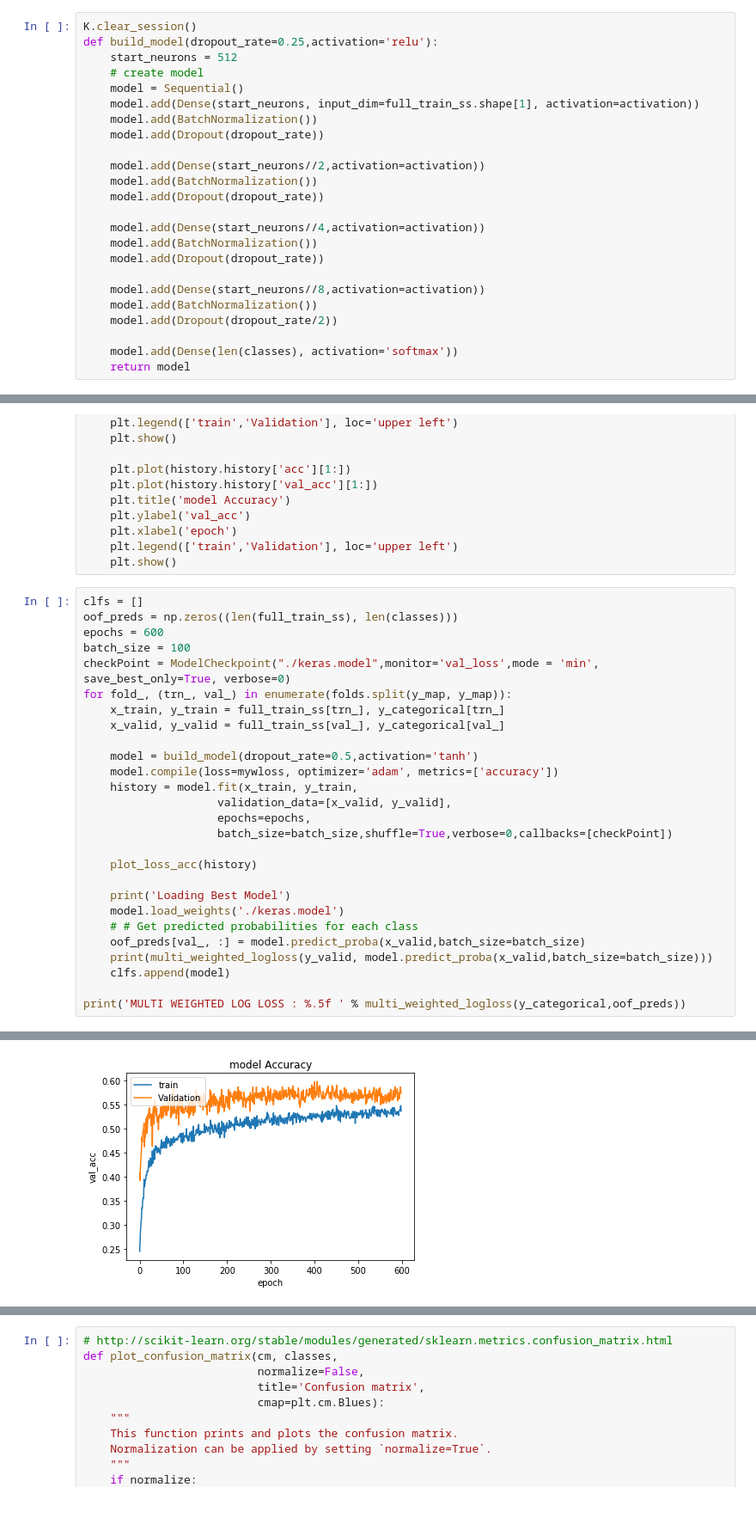
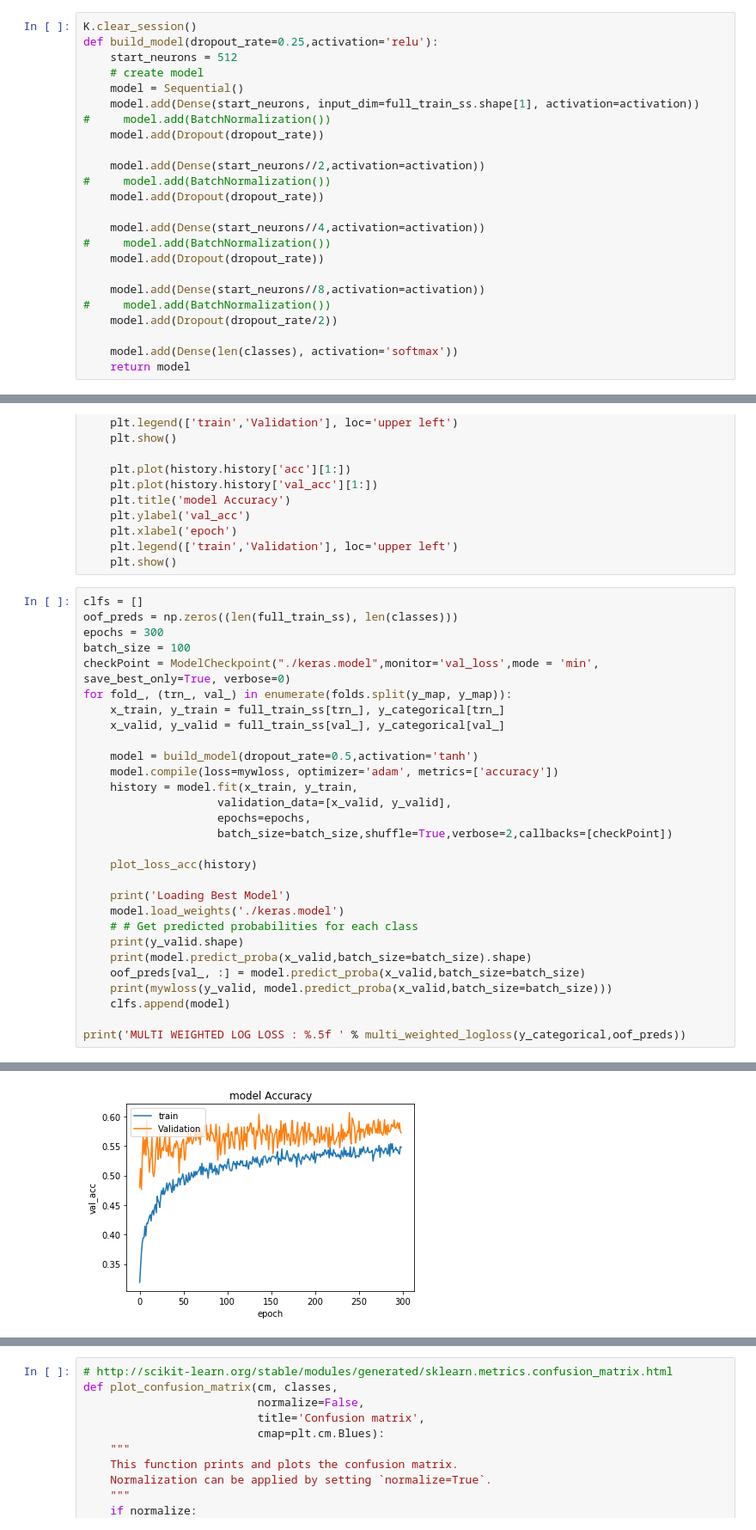
Before and after one commit to MORELAYERS/kaggle_PLAsTiCC, a Jupyter notebook: code/copied_solution.ipynb, the cells around one changed output, grey strips where cells are left out. Shown at 86% size. Cells and saved outputs as stored; diff of their text form.

```diff
--- a/code/copied_solution.ipynb
+++ b/code/copied_solution.ipynb
@@ -178,19 +204,19 @@ def build_model(dropout_rate=0.25,activation='relu'):
     # create model
     model = Sequential()
     model.add(Dense(start_neurons, input_dim=full_train_ss.shape[1], activation=activation))
-    model.add(BatchNormalization())
+#     model.add(BatchNormalization())
     model.add(Dropout(dropout_rate))
 
     model.add(Dense(start_neurons//2,activation=activation))
-    model.add(BatchNormalization())
+#     model.add(BatchNormalization())
     model.add(Dropout(dropout_rate))
 
     model.add(Dense(start_neurons//4,activation=activation))
-    model.add(BatchNormalization())
+#     model.add(BatchNormalization())
     model.add(Dropout(dropout_rate))
 
     model.add(Dense(start_neurons//8,activation=activation))
-    model.add(BatchNormalization())
+#     model.add(BatchNormalization())
     model.add(Dropout(dropout_rate/2))
 
     model.add(Dense(len(classes), activation='softmax'))
@@ -229,7 +269,7 @@ def plot_loss_acc(history):
 # %%
 clfs = []
 oof_preds = np.zeros((len(full_train_ss), len(classes)))
-epochs = 600
+epochs = 300
 batch_size = 100
 checkPoint = ModelCheckpoint("./keras.model",monitor='val_loss',mode = 'min', save_best_only=True, verbose=0)
 for fold_, (trn_, val_) in enumerate(folds.split(y_map, y_map)):
@@ -241,15 +281,17 @@ for fold_, (trn_, val_) in enumerate(folds.split(y_map, y_map)):
     history = model.fit(x_train, y_train,
                     validation_data=[x_valid, y_valid],
                     epochs=epochs,
-                    batch_size=batch_size,shuffle=True,verbose=0,callbacks=[checkPoint])
+                    batch_size=batch_size,shuffle=True,verbose=2,callbacks=[checkPoint])
 
     plot_loss_acc(history)
 
     print('Loading Best Model')
     model.load_weights('./keras.model')
     # # Get predicted probabilities for each class
+    print(y_valid.shape)
+    print(model.predict_proba(x_valid,batch_size=batch_size).shape)
     oof_preds[val_, :] = model.predict_proba(x_valid,batch_size=batch_size)
-    print(multi_weighted_logloss(y_valid, model.predict_proba(x_valid,batch_size=batch_size)))
+    print(mywloss(y_valid, model.predict_proba(x_valid,batch_size=batch_size)))
     clfs.append(model)
 
 print('MULTI WEIGHTED LOG LOSS : %.5f ' % multi_weighted_logloss(y_categorical,oof_preds))
@@ -262 +336 @@ Loading Best Model
-[figure, old version]
+[figure, new version]
```
Also changed, not shown: parts of 9 cells of this notebook, 6 other files.
